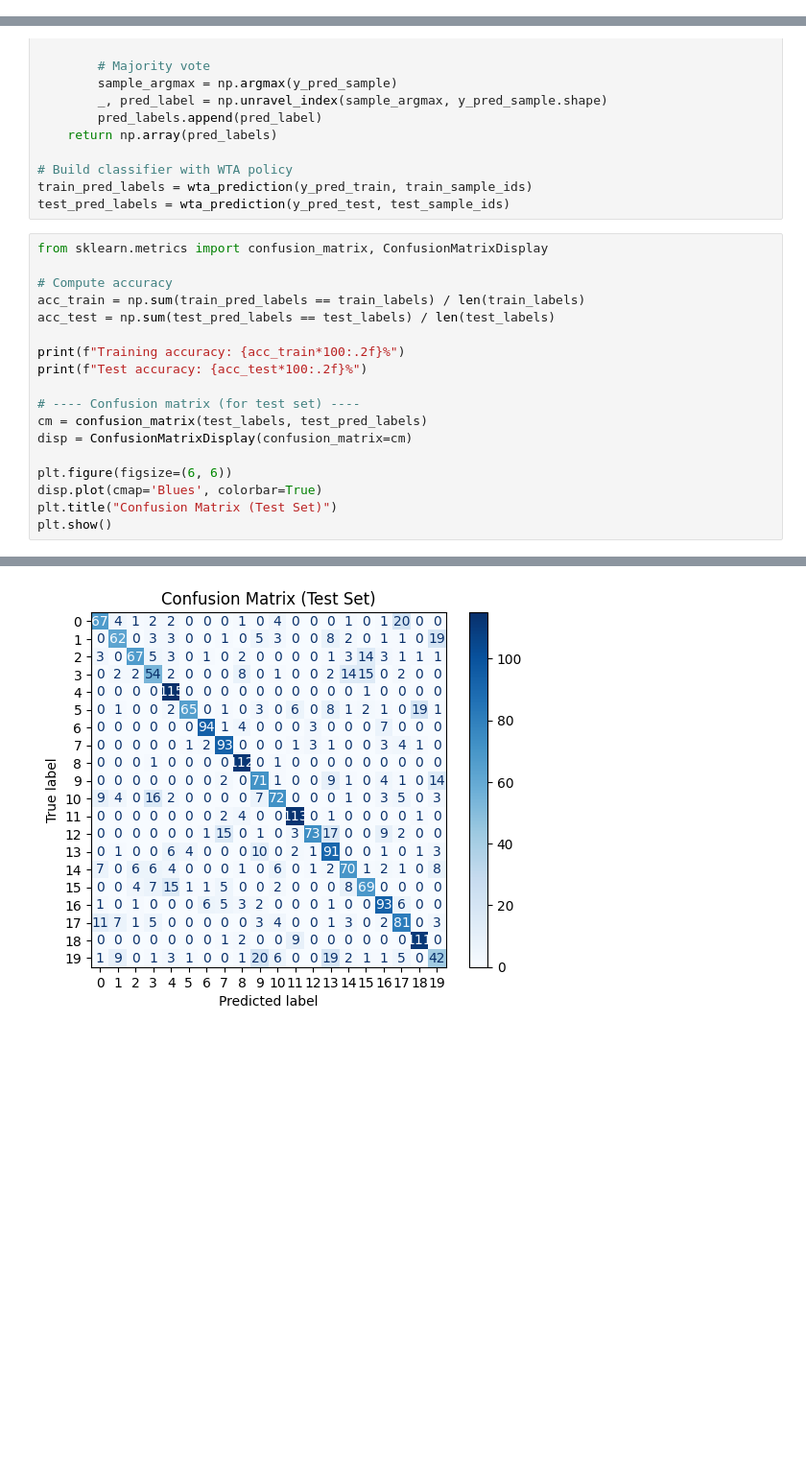
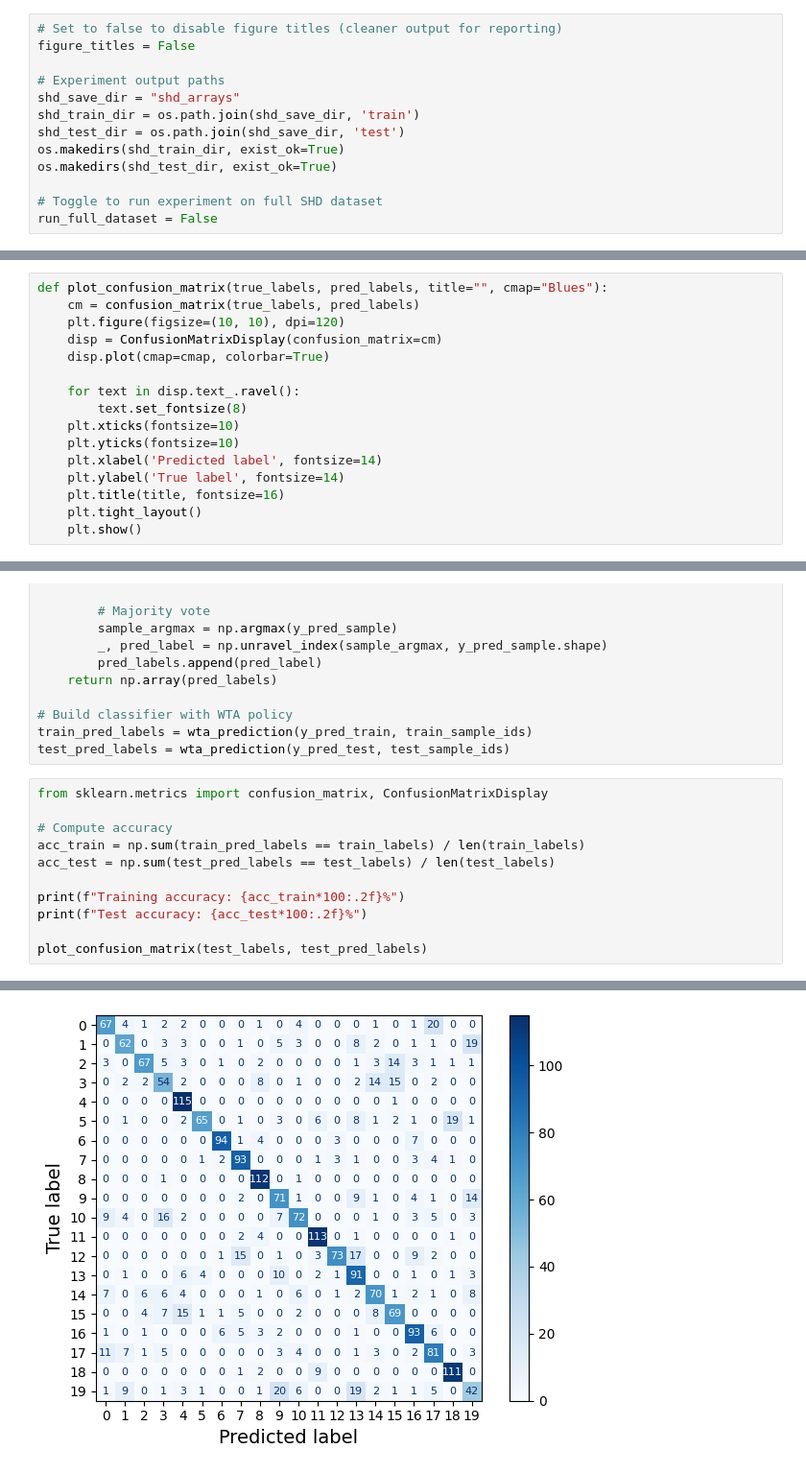
Before and after one commit to Eric-OG/snnblaze, a Jupyter notebook: examples/3-liquid-state-machine-shd.ipynb, the cells around one changed output, grey strips where cells are left out. Shown: that part at 96% size. Drawn from its saved outputs; the diff is of its cells as text; blank space fills up the shorter version.

Commit message:
Clean LSM notebooks

```diff
--- a/examples/3-liquid-state-machine-shd.ipynb
+++ b/examples/3-liquid-state-machine-shd.ipynb
@@ -20,3 +20,16 @@ figure_titles = False
+# %%
+# Set to false to disable figure titles (cleaner output for reporting)
+figure_titles = False
+
+# Experiment output paths
+shd_save_dir = "shd_arrays"
+shd_train_dir = os.path.join(shd_save_dir, 'train')
+shd_test_dir = os.path.join(shd_save_dir, 'test')
+os.makedirs(shd_train_dir, exist_ok=True)
+os.makedirs(shd_test_dir, exist_ok=True)
+
+# Toggle to run experiment on full SHD dataset
+run_full_dataset = False
 # %% [markdown]
 ## Network setup
 This network takes inspiration from the work by Maas et al. (2002). It emulates the topology of a cortical microcircuit by arranging neurons in a 3D lattice with a higher probability of connections between nearby neurons. A Gaussian function is used to define connection probabilities.
@@ -501,5 +511,21 @@ for i in tqdm(range(len(test_spike_events))):
 # %% [markdown]
 ### Training a classifier with spike counts
+# %%
+def plot_confusion_matrix(true_labels, pred_labels, title="", cmap="Blues"):
+    cm = confusion_matrix(true_labels, pred_labels)
+    plt.figure(figsize=(10, 10), dpi=120)
+    disp = ConfusionMatrixDisplay(confusion_matrix=cm)
+    disp.plot(cmap=cmap, colorbar=True)
+
+    for text in disp.text_.ravel():
+        text.set_fontsize(8)
+    plt.xticks(fontsize=10)
+    plt.yticks(fontsize=10)
+    plt.xlabel('Predicted label', fontsize=14)
+    plt.ylabel('True label', fontsize=14)
+    plt.title(title, fontsize=16)
+    plt.tight_layout()
+    plt.show()
 # %%
 def load_and_stack_counts(directory, prefix):
     """Load all .npy arrays from a directory and stack them vertically. Also extend labels to match timesteps."""
@@ -726,14 +738,7 @@ acc_test = np.sum(test_pred_labels == test_labels) / len(test_labels)
 print(f"Training accuracy: {acc_train*100:.2f}%")
 print(f"Test accuracy: {acc_test*100:.2f}%")
 
-# ---- Confusion matrix (for test set) ----
-cm = confusion_matrix(test_labels, test_pred_labels)
-disp = ConfusionMatrixDisplay(confusion_matrix=cm)
-
-plt.figure(figsize=(6, 6))
-disp.plot(cmap='Blues', colorbar=True)
-plt.title("Confusion Matrix (Test Set)")
-plt.show()
+plot_confusion_matrix(test_labels, test_pred_labels)
 # %% [output]
 Training accuracy: 93.10%
 Test accuracy: 71.33%
@@ -741 +746 @@ Test accuracy: 71.33%
-[figure, old version]
+[figure, new version]
```
Also changed, not shown: parts of 13 cells of this notebook, 1 other file.
